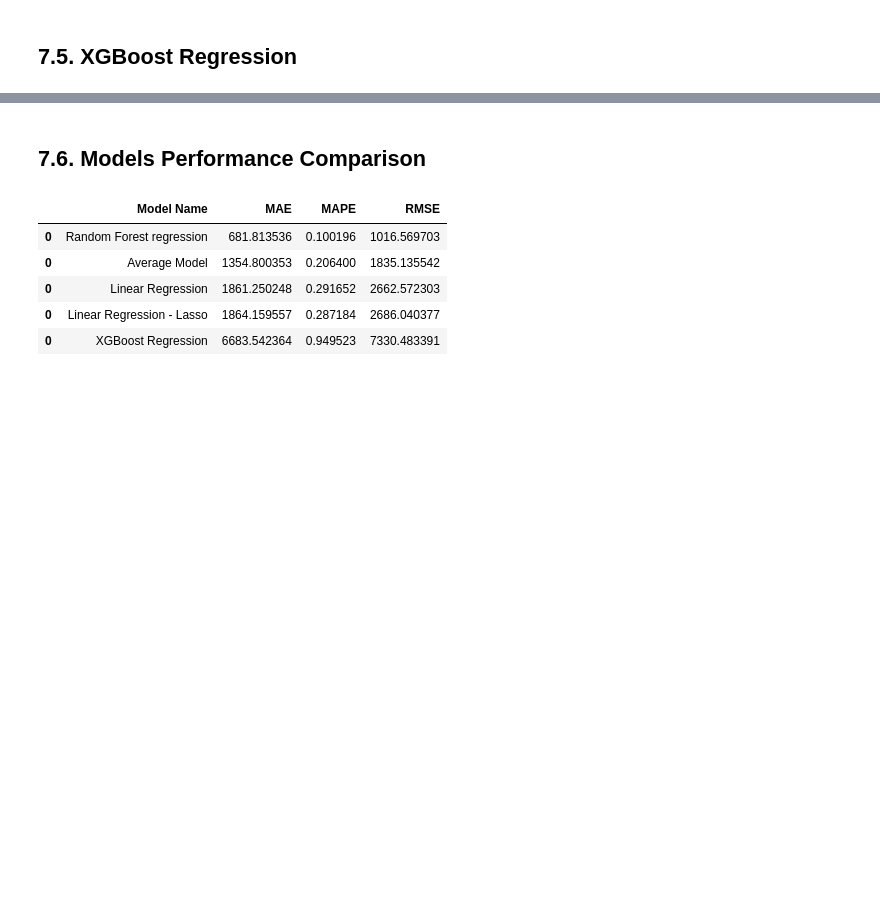
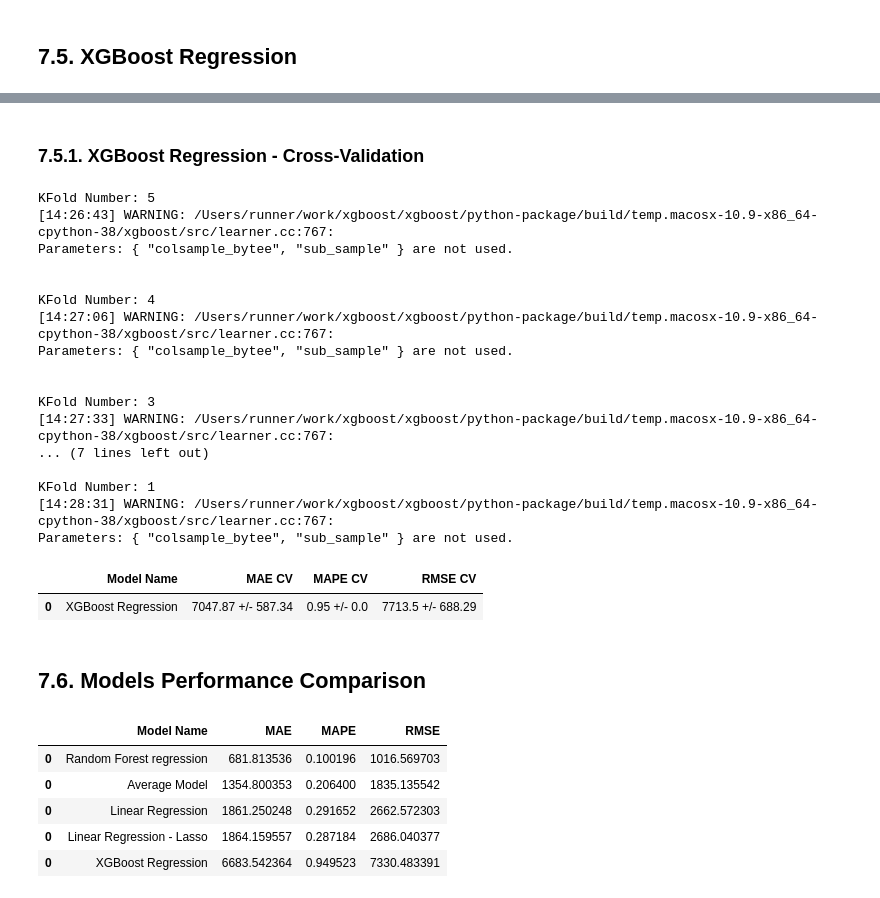
Before and after one commit to lucasquemelli/Rossman_Store_Sales, a Jupyter notebook: rossmann_store_sales.ipynb, the cells around one changed output, grey strips where cells are left out. Drawn from its saved outputs; the diff is of its cells as text; code cells hidden in the pictures; blank space fills up the shorter version.

```diff
--- a/rossmann_store_sales.ipynb
+++ b/rossmann_store_sales.ipynb
@@ -2169,6 +2177,31 @@ xgb_result
 Parameters: { "colsample_bytee", "sub_sample" } are not used.
 |  | Model Name | MAE | MAPE | RMSE |
 | 0 | XGBoost Regression | 6683.542364 | 0.949523 | 7330.483391 |
+# %% [markdown]
+### 7.5.1. XGBoost Regression - Cross-Validation
+# %%
+xgb_result_cv = cross_validation(x_training, 5, "XGBoost Regression", model_xgb, verbose=True)
+xgb_result_cv
+# %% [output]
+KFold Number: 5
+[14:26:43] WARNING: /Users/runner/work/xgboost/xgboost/python-package/build/temp.macosx-10.9-x86_64-cpython-38/xgboost/src/learner.cc:767:
+Parameters: { "colsample_bytee", "sub_sample" } are not used.
+
+
+KFold Number: 4
+[14:27:06] WARNING: /Users/runner/work/xgboost/xgboost/python-package/build/temp.macosx-10.9-x86_64-cpython-38/xgboost/src/learner.cc:767:
+Parameters: { "colsample_bytee", "sub_sample" } are not used.
+
+
+KFold Number: 3
+[14:27:33] WARNING: /Users/runner/work/xgboost/xgboost/python-package/build/temp.macosx-10.9-x86_64-cpython-38/xgboost/src/learner.cc:767:
+... (7 lines left out)
+
+KFold Number: 1
+[14:28:31] WARNING: /Users/runner/work/xgboost/xgboost/python-package/build/temp.macosx-10.9-x86_64-cpython-38/xgboost/src/learner.cc:767:
+Parameters: { "colsample_bytee", "sub_sample" } are not used.
+|  | Model Name | MAE CV | MAPE CV | RMSE CV |
+| 0 | XGBoost Regression | 7047.87 +/- 587.34 | 0.95 +/- 0.0 | 7713.5 +/- 688.29 |
 # %% [markdown]
 ## 7.6. Models Performance Comparison
 # %%
```
Also changed, not shown: parts of 12 cells of this notebook.
